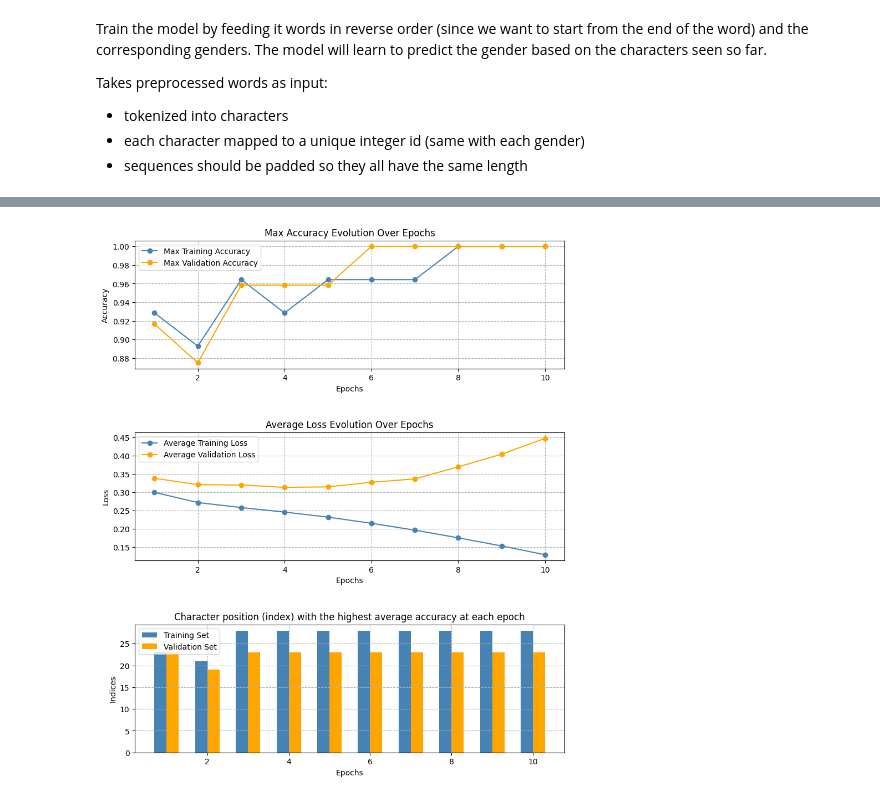
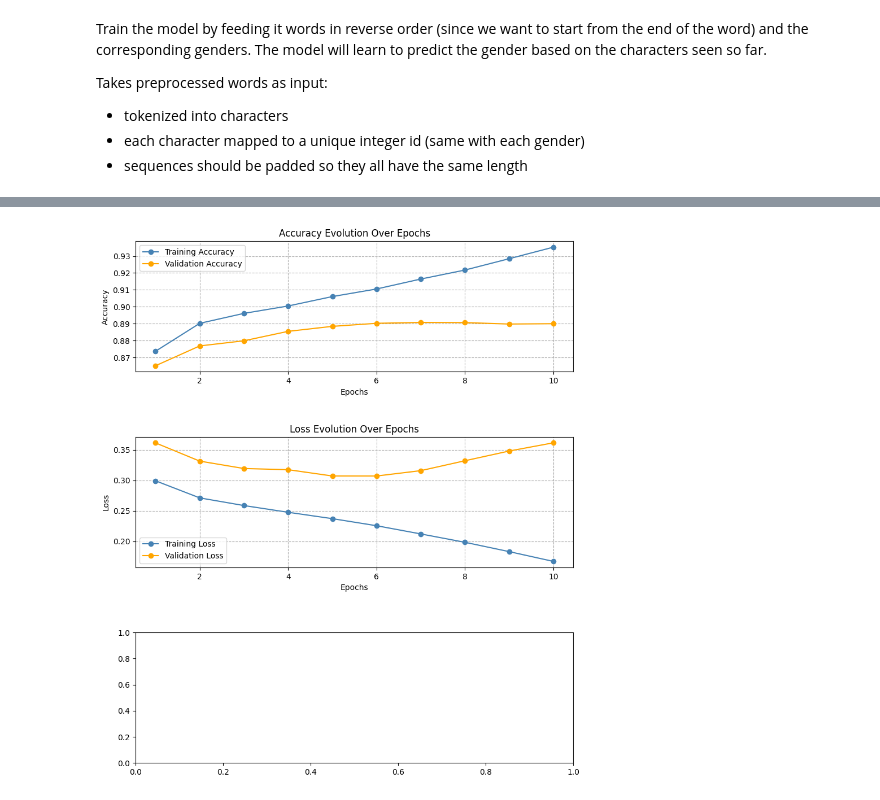
Before and after one commit to u03n0/gendered-nouns-project, a Jupyter notebook: notebooks/LSTM.ipynb, the cells around one changed output, grey strips where cells are left out. Saved outputs shown, nothing was run; the diff lists cells and outputs as text; code cells hidden in the pictures.

Commit message:
updated LSTM and added data directory with padded_fr

```diff
--- a/notebooks/LSTM.ipynb
+++ b/notebooks/LSTM.ipynb
@@ -55,6 +56,6 @@ def vocabulary(filename, labels=False, pad_token='<pad>', unk_token='<unk>'):
         sym2idx[unk_token] = len(sym2idx)
         sym2idx[pad_token] = len(sym2idx)
 
-    idx2sym = {idx: sym for sym, idx in sym2idx.items()}
+    idx2sym = [sym for sym in sym2idx.keys()]
 
     return idx2sym, sym2idx
@@ -72,6 +78,9 @@ class DataGenerator:
 
           nouns, genders = read_data(filename, reverse_nouns=reverse_nouns)
           self.X_train, self.X_test, self.y_train, self.y_test = train_test_split(nouns, genders, test_size=0.2)
+
+          self.train_size = len(self.X_train)
+          self.test_size = len(self.X_test)
 
       def generate_batches(self,batch_size,validation=False):
 
@@ -98,6 +107,7 @@ class DataGenerator:
               batch_idxes = idxes[bstart:bend]
               batch_len   = max(len(X[idx]) for idx in batch_idxes)
               Xpad        = [pad_sequence(X[idx],batch_len,self.pad_token) for idx in batch_idxes]
+            #   save_padded_words('/Users/nazanin/Projects/gendered-nouns-project/data/eval/padded_fr', Xpad)
               seqX        = [code_sequence(x,self.input_sym2idx,self.unk_token) for x in Xpad]
               seqY        = [self.output_sym2idx[y[idx]] for idx in batch_idxes]
 
@@ -301,9 +489,9 @@ class GenderLSTM(nn.Module):
 # %%
 DEVICE = torch.device('cuda' if torch.cuda.is_available() else 'cpu')
-embedding_dim = 64
+embedding_dim = 128
 hidden_size = 128
-n_epochs = 10
-batch_size = 32
+n_epochs = 20
+batch_size = 64
 
 data_generator = DataGenerator(filename, reverse_nouns=True)
 model = GenderLSTM(data_generator, embedding_dim, hidden_size, device=DEVICE)
@@ -404,4 +551,5 @@ def plot2(train_acc, valid_acc, train_losses, valid_losses, train_max_indices, d
 # %%
-plot2(model.train_max_accuracies, model.valid_max_accuracies, model.avg_train_losses, model.avg_valid_losses, model.train_max_indecies, model.valid_max_indecies)
+# plot(model.train_max_accuracies, model.valid_max_accuracies, model.avg_train_losses, model.avg_valid_losses, model.train_max_indecies, model.valid_max_indecies)
+plot_metrics(model.avg_train_accuracies, model.avg_valid_accuracies, model.avg_train_losses, model.avg_valid_losses)
 # %% [output]
-[figure, old version]
+[figure, new version]
```
Also changed, not shown: parts of 14 cells of this notebook, 3 other files.
